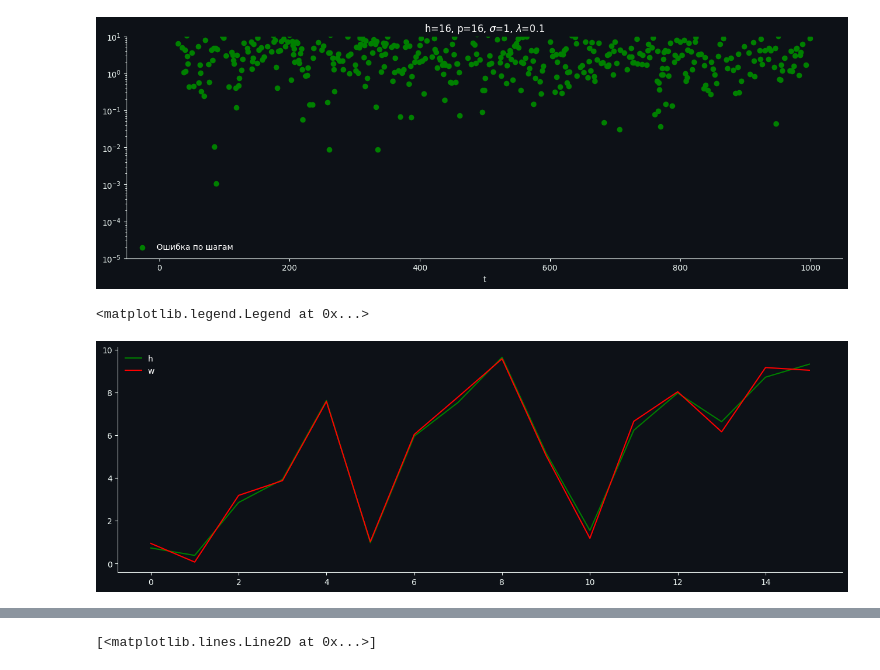
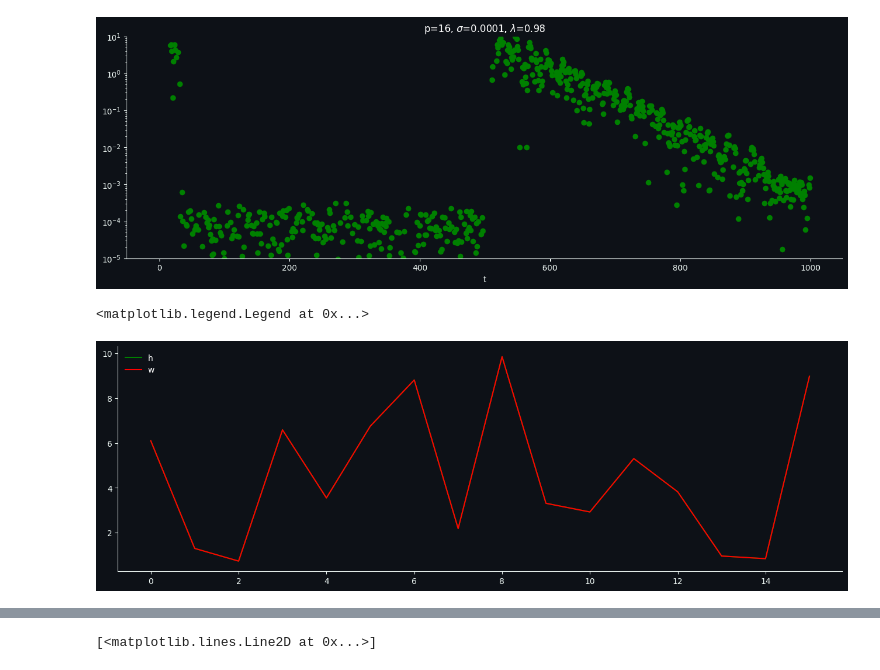
Before and after one commit to SpongeFrogy/n_sol_obr, a Jupyter notebook: _11_25_23.ipynb, the cells around one changed output, grey strips where cells are left out. Drawn from its saved outputs; the diff is of its cells as text; code cells hidden in the pictures.

```diff
--- a/_11_25_23.ipynb
+++ b/_11_25_23.ipynb
@@ -138,20 +121,28 @@ plt.legend()
 # %%
-h1 = np.random.random((16, ))*10
-h2 = np.random.random((16, ))*10
+h1 = np.random.random((16, ))
+h2 = np.random.random((16, ))
+Lambda = 0.98
 
-x = np.random.random((1000, ))*10
+
+x = np.random.random((1000, ))
 d = [*signal.lfilter(h, 1, x[:len(x)//2]), *signal.lfilter(h, 1, x[len(x)//2:])] + np.random.normal(0, sigma, len(x))
 
-w, e = experiment(1, 16, 0.1)
+w, e = adaptrls(x, d, p, Lambda, 1e5)
+plt.scatter(range(len(e)), e, label="Ошибка по шагам")
+plt.xlabel("t")
+plt.yscale("log")
+plt.title(f"p={p}, $\sigma$={sigma}, $\lambda$={Lambda}")
+
+
 plt.ylim(1e-5, 1e1)
 plt.show()
 plt.plot(h, label='h')
 plt.plot(w, label='w')
 plt.legend()
 # %% [output]
-[figure, old version]
+[figure, new version]
 <matplotlib.legend.Legend at 0x...>
-[figure, old version]
+[figure, new version]
 # %%
 filename = 'audio.wav'
 x, Fs = sf.read(filename, dtype='float32')
```
Also changed, not shown: parts of 13 cells of this notebook.
